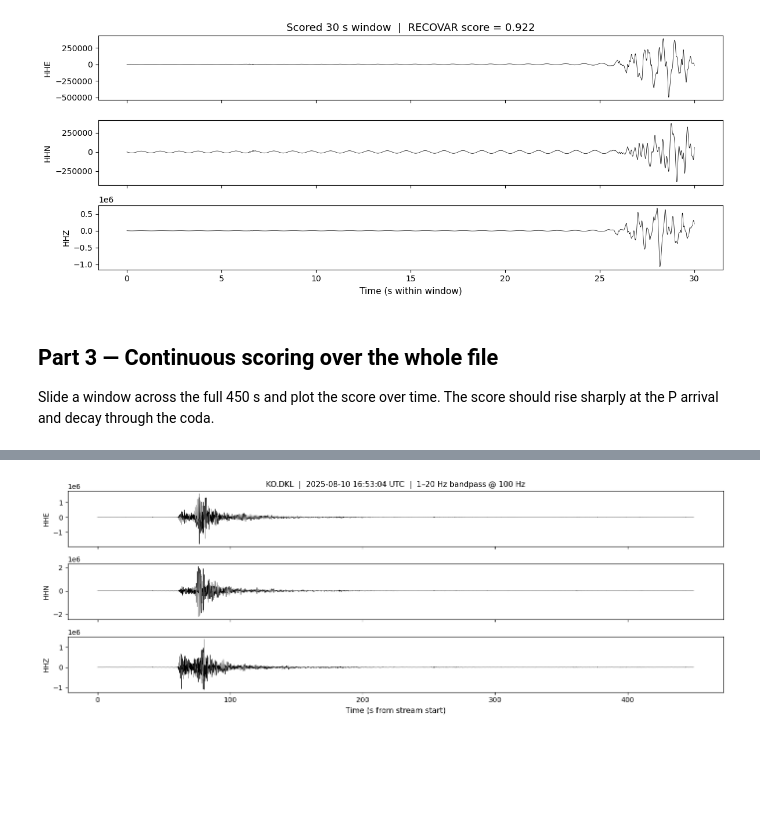
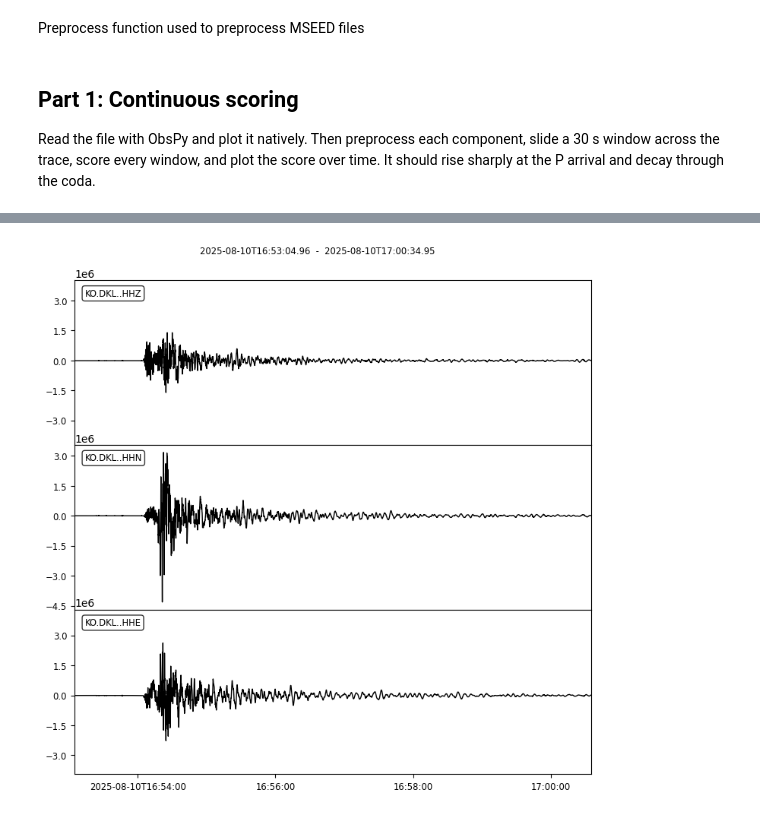
Before and after one commit to egead/recovar-seiscomp, a Jupyter notebook: demo.ipynb, the cells around one changed output, grey strips where cells are left out. Cells and saved outputs as stored; diff of their text form; code cells hidden in the pictures; blank space fills up the shorter version.

```diff
--- a/demo.ipynb
+++ b/demo.ipynb
@@ -99,15 +35,2 @@ RECOVAR earthquake probability: 0.9225
-# %%
-# Plot the inner 30 s of the scored window (bandpassed), per component
-st_win = preprocess_stream(read(MSEED_PATH)).slice(t_win + 5, t_win + 35)
-
-fig, axes = plt.subplots(3, 1, figsize=(12, 5), sharex=True)
-for ax, tr in zip(axes, sorted(st_win, key=lambda t: t.stats.channel)):
-    t = np.arange(tr.stats.npts) / tr.stats.sampling_rate
-    ax.plot(t, tr.data, "k", linewidth=0.5)
-    ax.set_ylabel(tr.stats.channel, fontsize=10)
-axes[-1].set_xlabel("Time (s within window)", fontsize=11)
-axes[0].set_title(f"Scored 30 s window  |  RECOVAR score = {score:.3f}", fontsize=13)
-plt.tight_layout()
-plt.show()
-# %% [output]
-[figure, old version]
+# %% [markdown]
+Preprocess function used to preprocess MSEED files
@@ -114,23 +46,13 @@ plt.show()
 # %% [markdown]
-## Part 3 — Continuous scoring over the whole file
+## Part 1: Continuous scoring
 
-Slide a window across the full 450 s and plot the score over time. The score should
-rise sharply at the P arrival and decay through the coda.
+Read the file with ObsPy and plot it natively. Then preprocess each component,
+slide a 30 s window across the trace, score every window, and plot the score over
+time. It should rise sharply at the P arrival and decay through the coda.
 # %%
-st_raw = read(MSEED_PATH)
-t0     = st_raw[0].stats.starttime
-st     = preprocess_stream(st_raw)
+st = obspy.read(MSEED_PATH)
+st.merge(method=1, fill_value=0)
+print(st)
 
-fig, axes = plt.subplots(3, 1, figsize=(14, 5), sharex=True)
-for ax, tr in zip(axes, sorted(st, key=lambda t: t.stats.channel)):
-    t = np.arange(tr.stats.npts) / tr.stats.sampling_rate
-    ax.plot(t, tr.data, "k", linewidth=0.4)
-    ax.set_ylabel(tr.stats.channel, fontsize=10)
-axes[-1].set_xlabel("Time (s from stream start)", fontsize=11)
-axes[0].set_title(
-    f"{st[0].stats.network}.{st[0].stats.station}  |  "
-    f"{t0.strftime('%Y-%m-%d %H:%M:%S')} UTC  |  1–20 Hz bandpass @ 100 Hz",
-    fontsize=11)
-plt.tight_layout()
-plt.show()
+st.plot();
 # %% [output]
@@ -137 +63 @@ plt.show()
-[figure, old version]
+[figure, new version]
```
Also changed, not shown: parts of 25 cells of this notebook, 11 other files.
